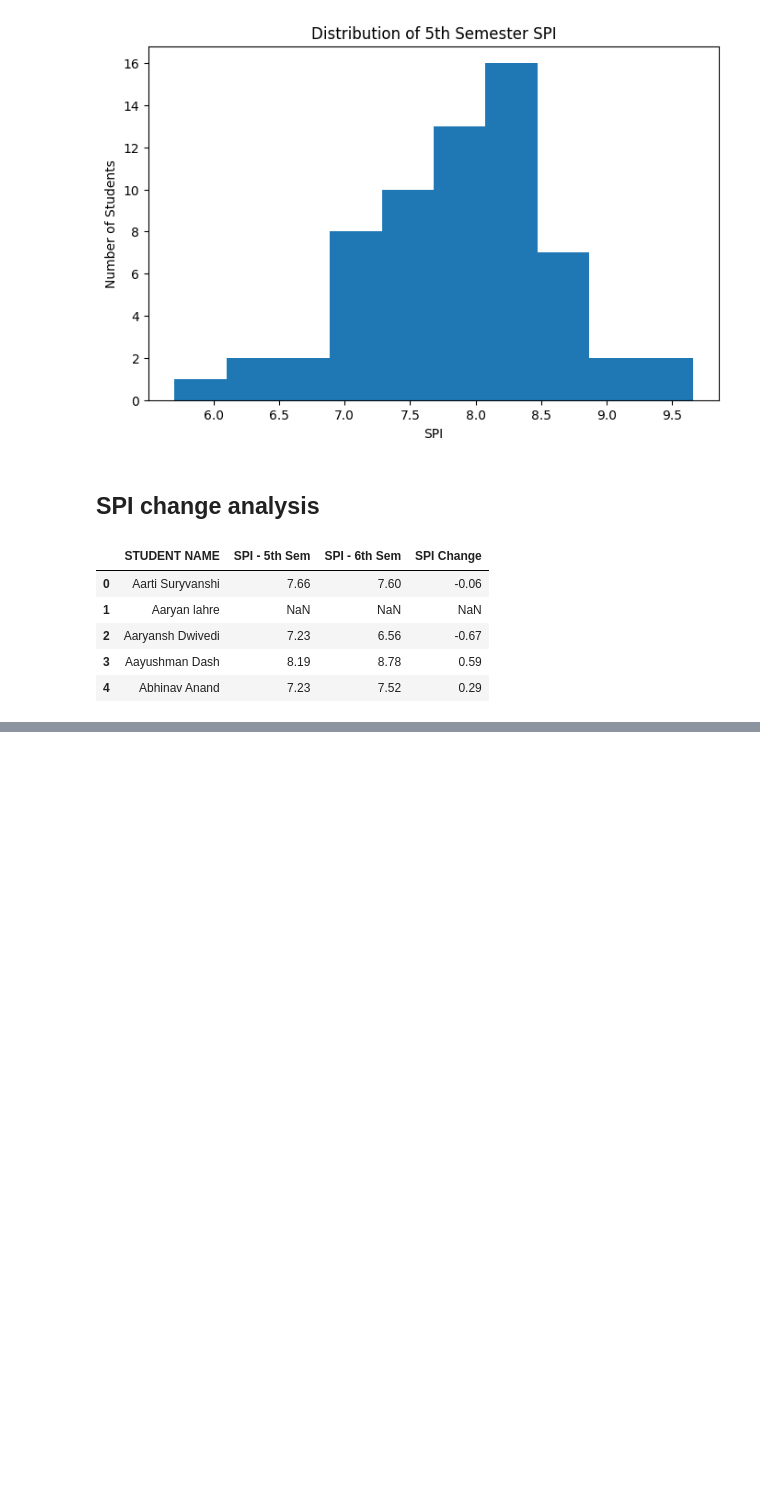
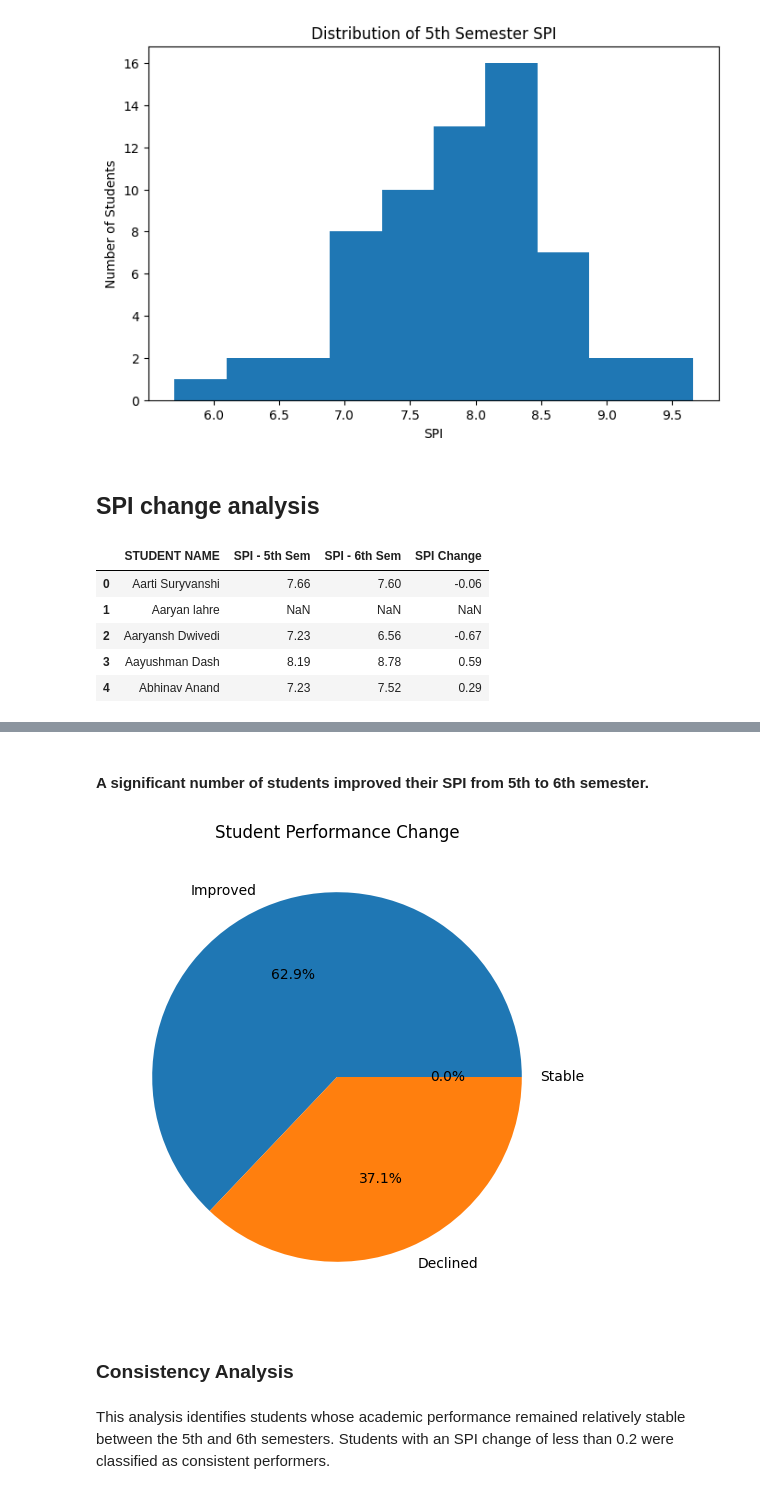
Before and after one commit to niya005/Class-Result-Analysis, a Jupyter notebook: class_result_analysis.ipynb, the cells around one changed output, grey strips where cells are left out. Cells and saved outputs as stored; diff of their text form; code cells hidden in the pictures; blank space fills up the shorter version.

Commit message:
SPI change analysis

```diff
--- a/class_result_analysis.ipynb
+++ b/class_result_analysis.ipynb
@@ -186,0 +236,27 @@ df.sort_values(by="SPI Change").head(10)
+# %% [markdown]
+#### A significant number of students improved their SPI from 5th to 6th semester.
+# %%
+improved = (df["SPI Change"] > 0).sum()
+
+declined = (df["SPI Change"] < 0).sum()
+
+stable = (df["SPI Change"] == 0).sum()
+
+labels = ["Improved", "Declined", "Stable"]
+
+values = [improved, declined, stable]
+
+plt.figure(figsize=(6,6))
+
+plt.pie(values, labels=labels, autopct='%1.1f%%')
+
+plt.title("Student Performance Change")
+
+plt.show()
+# %% [output]
+[figure, added]
+# %% [markdown]
+### Consistency Analysis
+# %% [markdown]
+This analysis identifies students whose academic performance remained relatively stable between the 5th and 6th semesters.
+Students with an SPI change of less than 0.2 were classified as consistent performers.
```
Also changed, not shown: parts of 10 cells of this notebook, 3 other files.
